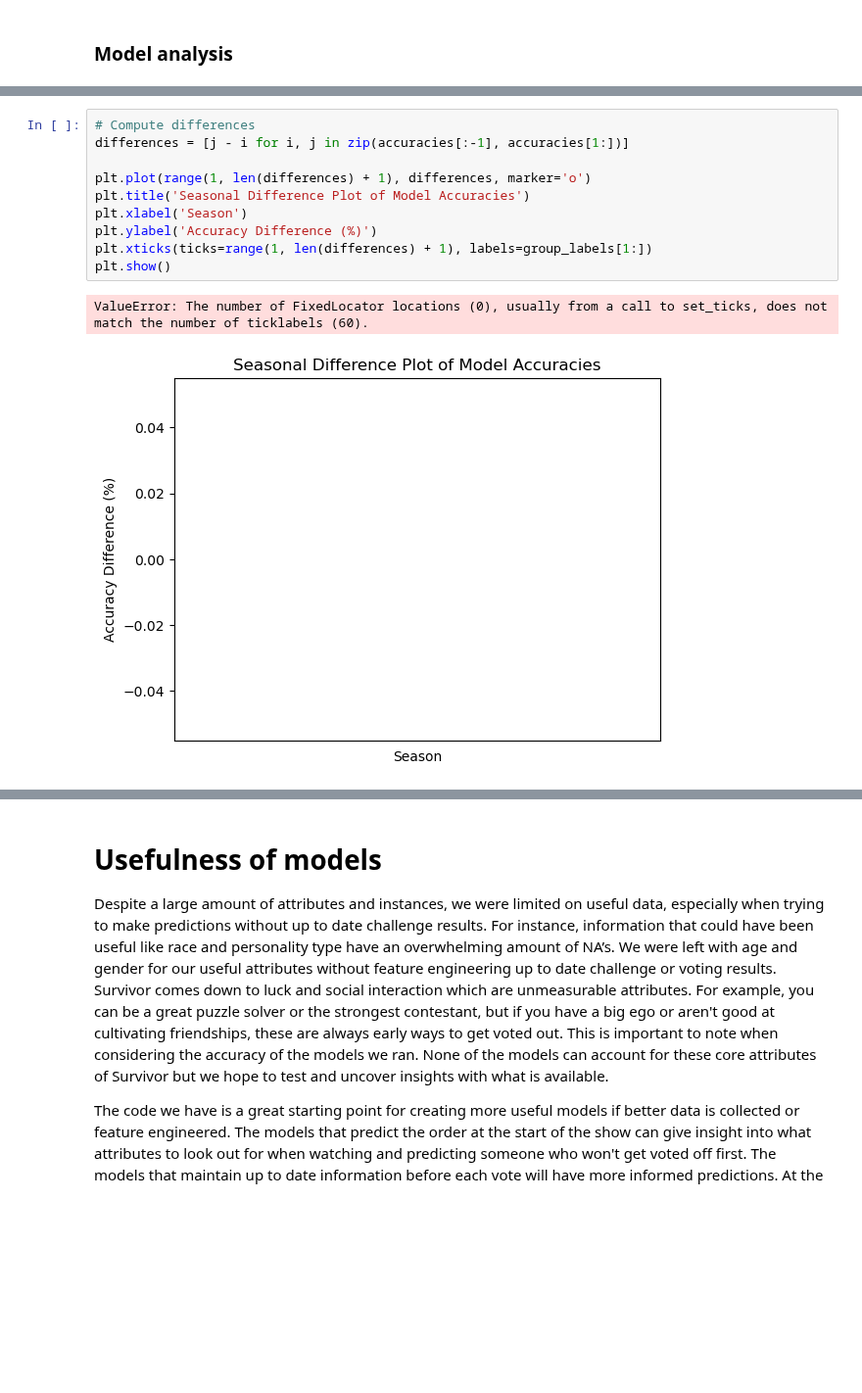
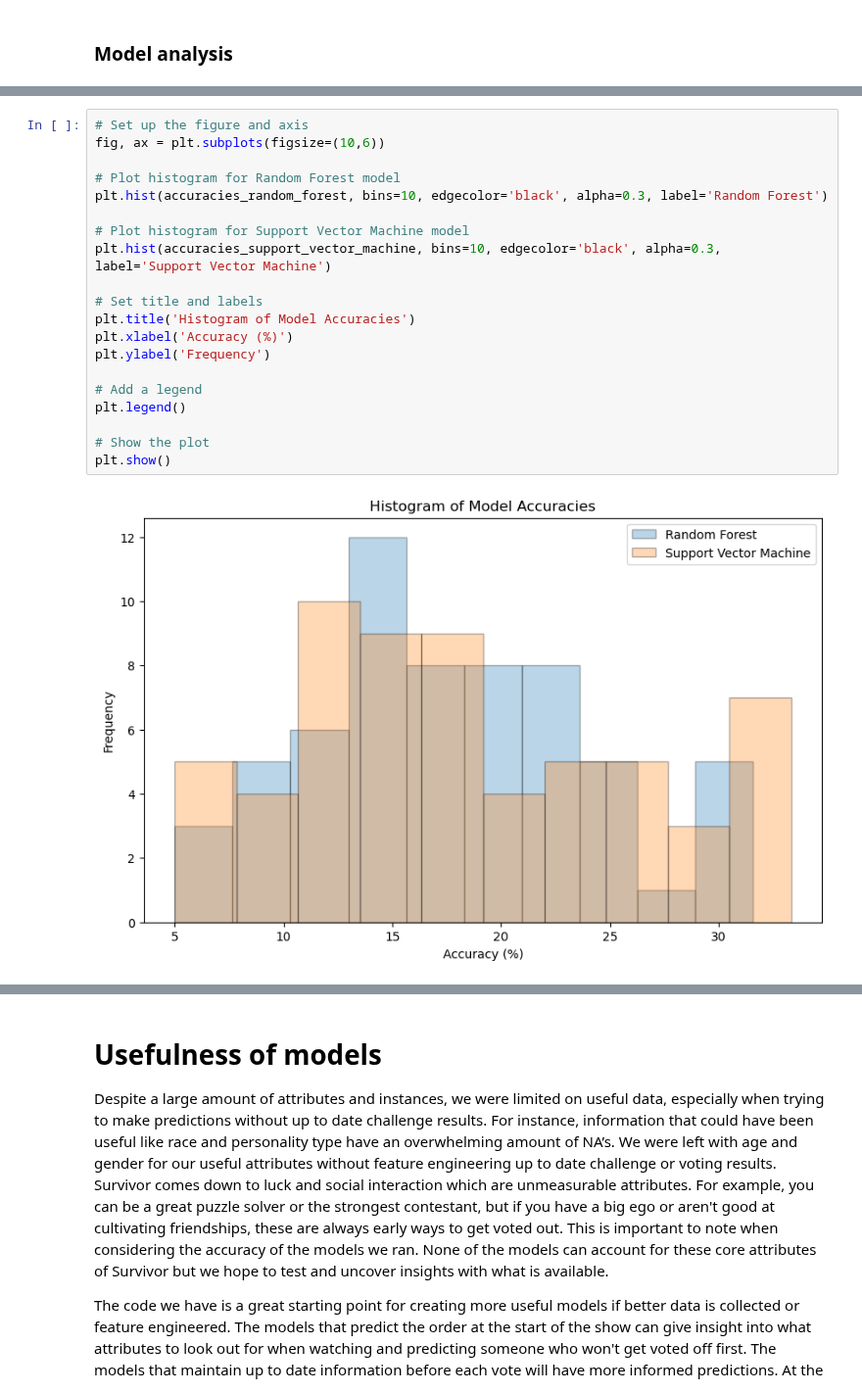
Before and after one commit to DotSumWedge/SurvivorAnalysis, a Jupyter notebook: SurvivorLabTwo.ipynb, the cells around one changed output, grey strips where cells are left out. Shown at 98% size. Drawn from its saved outputs; the diff is of its cells as text; blank space fills up the shorter version.

Commit message:
Finished modeling analysis and added svm model for simulation code

```diff
--- a/SurvivorLabTwo.ipynb
+++ b/SurvivorLabTwo.ipynb
@@ -434,13 +466,22 @@ plt.show()
-# %%
-# Compute differences
-differences = [j - i for i, j in zip(accuracies[:-1], accuracies[1:])]
-
-plt.plot(range(1, len(differences) + 1), differences, marker='o')
-plt.title('Seasonal Difference Plot of Model Accuracies')
-plt.xlabel('Season')
-plt.ylabel('Accuracy Difference (%)')
-plt.xticks(ticks=range(1, len(differences) + 1), labels=group_labels[1:])
-plt.show()
-# %% [output]
-ValueError: The number of FixedLocator locations (0), usually from a call to set_ticks, does not match the number of ticklabels (60).
-[figure, removed]
+# %%
+# Set up the figure and axis
+fig, ax = plt.subplots(figsize=(10,6))
+
+# Plot histogram for Random Forest model
+plt.hist(accuracies_random_forest, bins=10, edgecolor='black', alpha=0.3, label='Random Forest')
+
+# Plot histogram for Support Vector Machine model
+plt.hist(accuracies_support_vector_machine, bins=10, edgecolor='black', alpha=0.3, label='Support Vector Machine')
+
+# Set title and labels
+plt.title('Histogram of Model Accuracies')
+plt.xlabel('Accuracy (%)')
+plt.ylabel('Frequency')
+
+# Add a legend
+plt.legend()
+
+# Show the plot
+plt.show()
+# %% [output]
+[figure, added]
```
Also changed, not shown: parts of 14 cells of this notebook.
